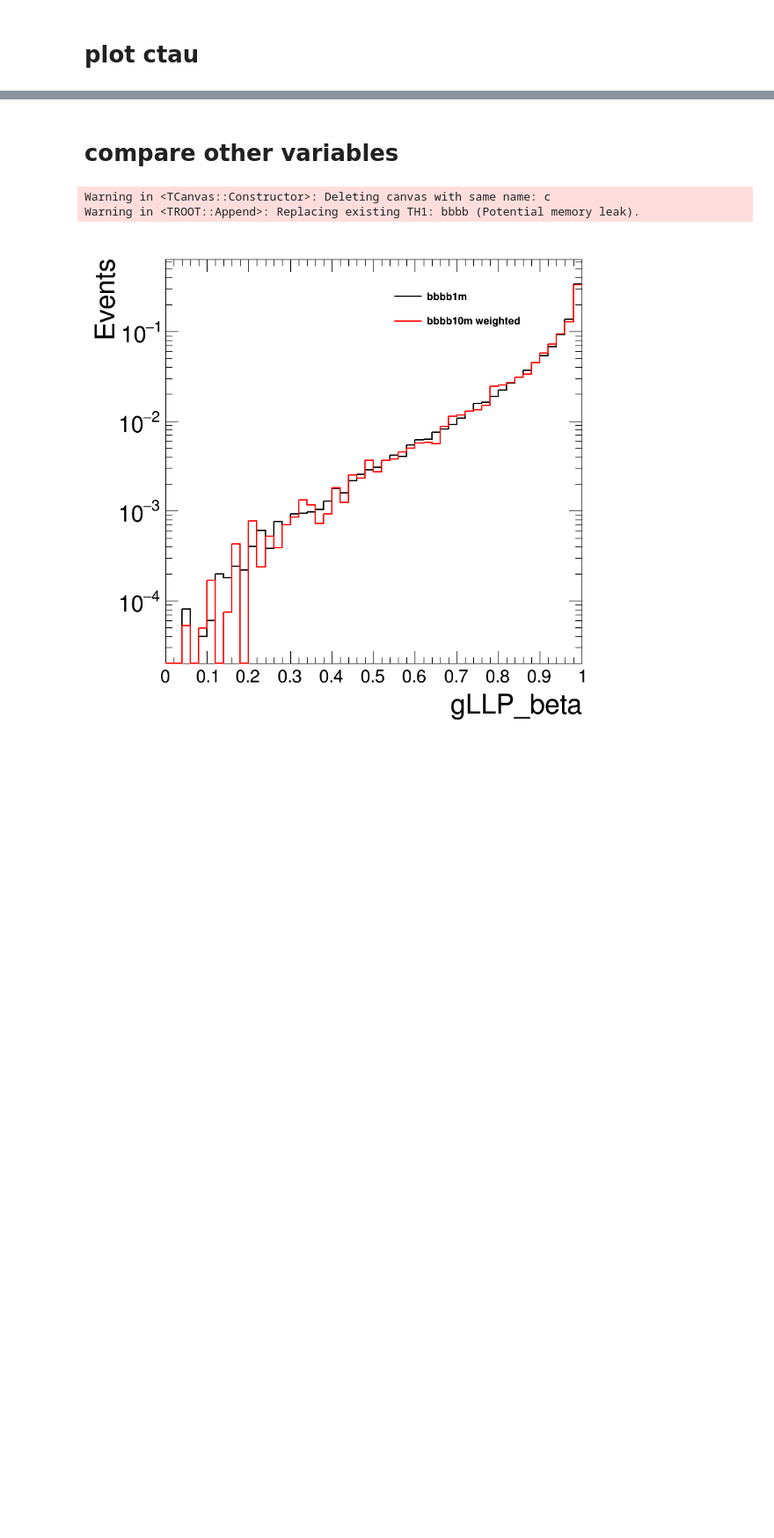
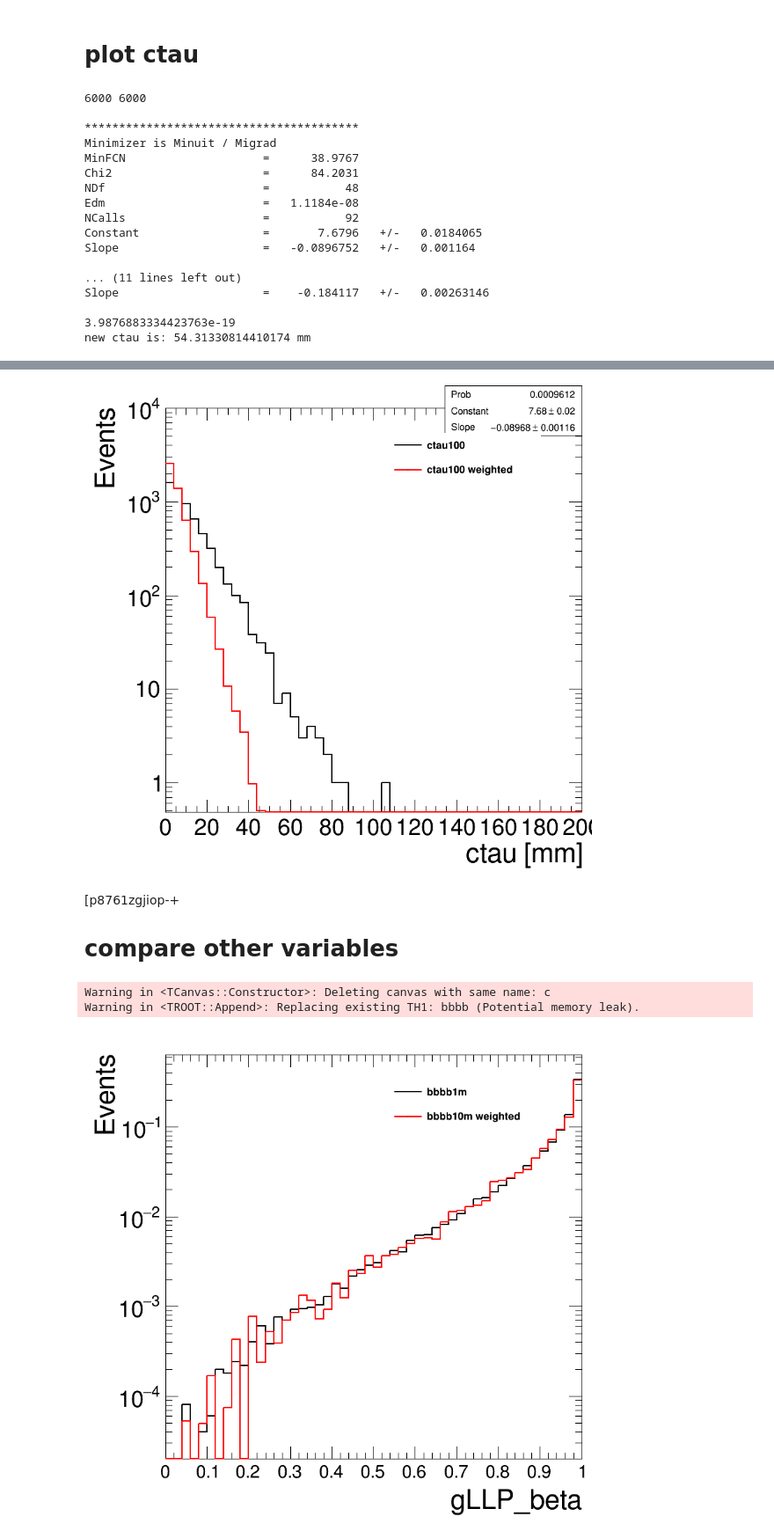
Before and after one commit to cms-lpc-llp/delayed_jet_analyzer, a Jupyter notebook: plot_scripts/MuonSystem_Analysis/MC_reweight.ipynb, the cells around one changed output, grey strips where cells are left out. Shown at 88% size. Drawn from its saved outputs; the diff is of its cells as text; code cells hidden in the pictures; blank space fills up the shorter version.

```diff
--- a/plot_scripts/MuonSystem_Analysis/MC_reweight.ipynb
+++ b/plot_scripts/MuonSystem_Analysis/MC_reweight.ipynb
@@ -100,18 +134,24 @@ leg.SetEntrySeparation(0.01)
 h = {}
 rt.gStyle.SetOptFit(1011)
 
-k = 'bbbb1'
-bins = [50,0,1000]
-print(ctau[k].shape)
-h[k] = create_TH1D( ctau[k].flatten(), axis_title=['c#tau [cm]', 'Events'], name=k, binning=bins)
-w = np.transpose(np.vstack((weight[k],weight[k])))
-h[k+'weight'] = create_TH1D( ctau[k].flatten(), axis_title=['c#tau [cm]', 'Events'], name=k+'weight', binning=bins,weights = w.flatten())
+k = 'ctau100'
+# bins = [50,0,1000]
+# print(ctau[k].shape)
+# h[k] = create_TH1D( ctau[k].flatten(), axis_title=['c#tau [cm]', 'Events'], name=k, binning=bins)
+# w = np.transpose(np.vstack((weight[k],weight[k])))
+# h[k+'weight'] = create_TH1D( ctau[k].flatten(), axis_title=['c#tau [cm]', 'Events'], name=k+'weight', binning=bins,weights = w.flatten())
 
-bins = [50,0,5000]
-h[k] = create_TH1D( gLLP_decay_vertex[k].flatten(), axis_title=['decay vertex [cm]', 'Events'], name=k, binning=bins)
-w = np.transpose(np.vstack((weight[k],weight[k])))
-h[k+'weight'] = create_TH1D( gLLP_decay_vertex[k].flatten(), axis_title=['decay vertex [cm]', 'Events'], name=k+'weight', binning=bins,weights = w.flatten())
+# bins = [50,0,5000]
+# h[k] = create_TH1D( gLLP_decay_vertex[k].flatten(), axis_title=['decay vertex [cm]', 'Events'], name=k, binning=bins)
+# w = np.transpose(np.vstack((weight[k],weight[k])))
+# h[k+'weight'] = create_TH1D( gLLP_decay_vertex[k].flatten(), axis_title=['decay vertex [cm]', 'Events'], name=k+'weight', binning=bins,weights = w.flatten())
 
+bins = [50,0,200]
+h[k] = create_TH1D( ctau_sum.flatten(), axis_title=['ctau [mm]', 'Events'], name=k, binning=bins)
+w = np.transpose(np.vstack((weight_sum,weight_sum)))
+print(len(w.flatten()), len(ctau_sum.flatten()))
+h[k+'weight'] = create_TH1D( ctau_sum.flatten(), axis_title=['decay vertex [cm]', 'Events'], name=k+'weight', binning=bins,weights = w.flatten())
+h[k].SetMaximum(10000)
 # bins = [50,0,10000]
 # h[k] = create_TH1D( gamma[k].flatten(), axis_title=['#gamma[cm]', 'Events'], name=k, binning=bins)
 # w = np.transpose(np.vstack((weight[k],weight[k])))
@@ -119,34 +159,28 @@ h[k+'weight'] = create_TH1D( gLLP_decay_vertex[k].flatten(), axis_title=['decay
 
 
 
-
-# h[k+'weight'] = create_TH1D( ctau[k][:,1], axis_title=['c#tau [cm]', 'Events'], name=k+'weight', binning=bins,weights = weight[k])
-
-# h[k+'weight'] = create_TH1D( ctau[k][:,0], axis_title=['c#tau [cm]', 'Events'], name=k+'weight', binning=bins,weights = weight[k])
 h[k].SetLineColor(std_color_list[0])
 h[k+'weight'].SetLineColor(std_color_list[1])
 
 leg.AddEntry(h[k], k)
 leg.AddEntry(h[k+'weight'],k+' weighted')
-#     h[k].SetMinimum(1)
-h[k].GetXaxis().SetLabelSize(0.04)
+# #     h[k].SetMinimum(1)
+# h[k].GetXaxis().SetLabelSize(0.04)
 r = h[k].Fit('expo', 'LRSQ+0', '', 0,1000)
 print(r.Get())
 print(r.Prob())
-h[k].GetFunction("expo").SetLineColor(std_color_list[0])
-h[k].GetFunction("expo").SetLineStyle(2)
-h[k].GetFunction("expo").SetLineWidth(2)
-print('original ctau is: '+str(-1.0/r.Parameter(1)/100)+' m')
+# h[k].GetFunction("expo").SetLineColor(std_color_list[0])
+# h[k].GetFunction("expo").SetLineStyle(2)
+# h[k].GetFunction("expo").SetLineWidth(2)
+print('original ctau is: '+str(-1.0/r.Parameter(1)*10)+' mm')
 h[k].Draw()
-h[k].GetFunction("expo").Delete()
+# h[k].GetFunction("expo").Delete()
 
 r = h[k+'weight'].Fit('expo', 'LRSQ+0', 'a', 0,1000)
 print(r.Get())
 print(r.Prob())
-# h[k+'weight'].GetFunction("expo").SetLineColor(std_color_list[1])
-# h[k+'weight'].GetFunction("expo").SetLineStyle(2)
-# h[k+'weight'].GetFunction("expo").SetLineWidth(2)
-print('new ctau is: '+str(-1.0/r.Parameter(1)/100)+' m')
+
+print('new ctau is: '+str(-1.0/r.Parameter(1)*10)+' mm')
 h[k+'weight'].Draw('same hist')
 
 
@@ -162,3 +196,21 @@ c.Draw()
 
 # c.Draw()
 # print(time.time()-start_t)
+# %% [output]
+6000 6000
+
+****************************************
+Minimizer is Minuit / Migrad
+MinFCN                    =      38.9767
+Chi2                      =      84.2031
+NDf                       =           48
+Edm                       =   1.1184e-08
+NCalls                    =           92
+Constant                  =       7.6796   +/-   0.0184065
+Slope                     =   -0.0896752   +/-   0.001164
+
+... (11 lines left out)
+Slope                     =    -0.184117   +/-   0.00263146
+
+3.9876883334423763e-19
+new ctau is: 54.31330814410174 mm
@@ -165,4 +218,6 @@ c.Draw()
+[figure, added]
 # %% [markdown]
+[p8761zgjiop-+
 # compare other variables
 # %%
 # Plotting ncsc
```
Also changed, not shown: parts of 5 cells of this notebook, 7 other files.
